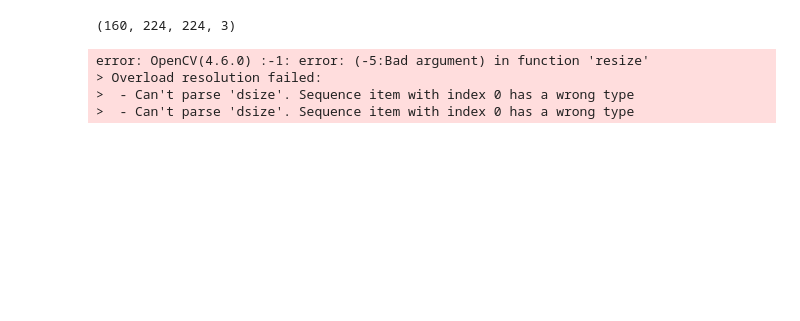
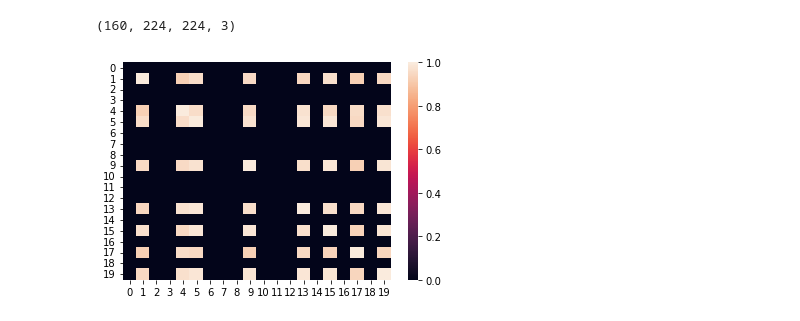
Before and after one commit to Truyen724/Zalo_liveness_Detection, a Jupyter notebook: test.ipynb, the cells around one changed output. Saved outputs shown, nothing was run; the diff lists cells and outputs as text; code cells hidden in the pictures; blank space fills up the shorter version.

```diff
--- a/test.ipynb
+++ b/test.ipynb
@@ -81,18 +61,17 @@ def get_sim_matrix(lst_img):
     list_sim = cosine_similarity(lst_reshape, lst_reshape)
     return list_sim
 # %%
-
 def PlayCamera(id):
     num_of_face = 0
     video_capture = cv2.VideoCapture(id)
     face = None
-    width  = video_capture.get(3)
-    height = video_capture.get(4)
+    width  = int(video_capture.get(3))
+    height = int(video_capture.get(4))
     if height > width:
         scale = height / width
     else:
         scale = width / height
-    while height>1080 and width>1080:
+    while height>1080 or width>1080:
         height = int(height/scale)
         width = int(width/scale)
 
@@ -128,9 +107,9 @@ def get_embeded(data_csv):
 # %%
 id = "../train/videos/7.mp4"
 lsst2 = PlayCamera(id)
 cv2.destroyAllWindows()
+out = get_sim_matrix(lsst2)
+hm = sn.heatmap(data = out[:20,:20])
+plt.show()
 # %% [output]
-error: OpenCV(4.6.0) :-1: error: (-5:Bad argument) in function 'resize'
-> Overload resolution failed:
->  - Can't parse 'dsize'. Sequence item with index 0 has a wrong type
->  - Can't parse 'dsize'. Sequence item with index 0 has a wrong type
+[figure, added]
```
Also changed, not shown: parts of 10 cells of this notebook, 2 other files.
